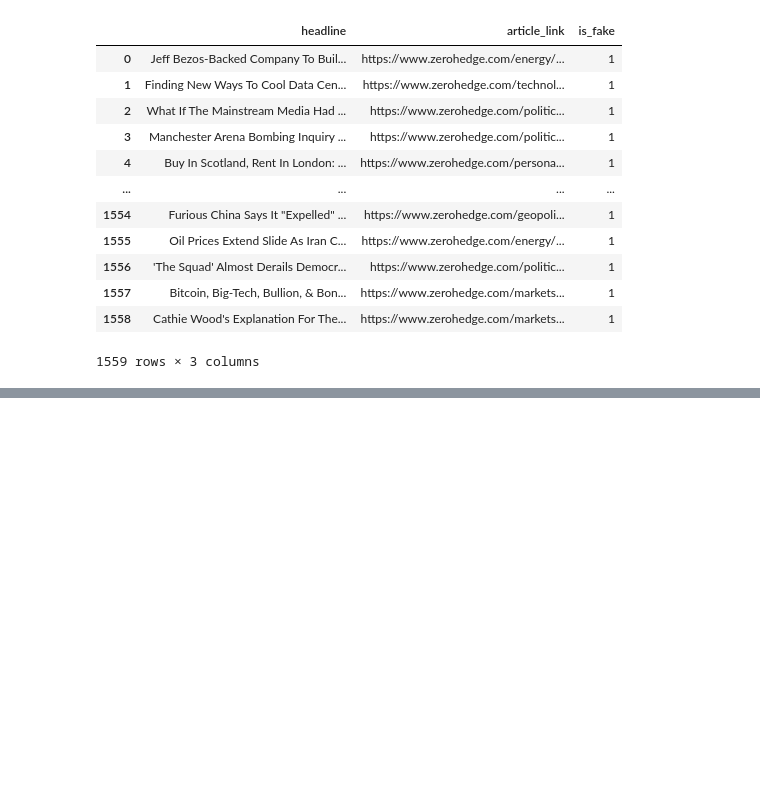
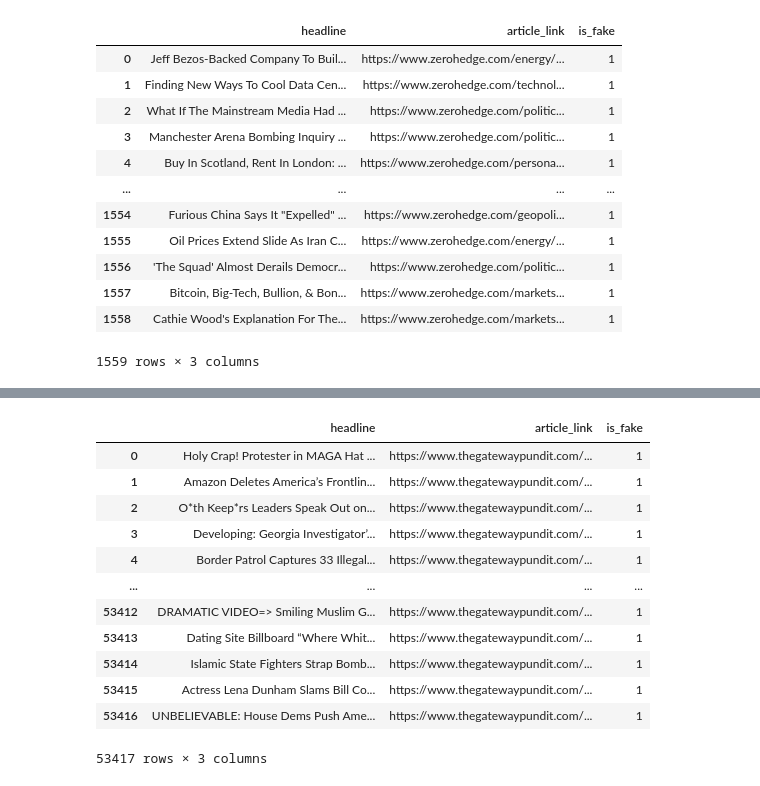
Before and after one commit to dxmai/CS114.L21.KHCL, a Jupyter notebook: FinalProject/Collect_Data.ipynb, the cells around one changed output, grey strips where cells are left out. Saved outputs shown, nothing was run; the diff lists cells and outputs as text; code cells hidden in the pictures; blank space fills up the shorter version.

```diff
--- a/FinalProject/Collect_Data.ipynb
+++ b/FinalProject/Collect_Data.ipynb
@@ -93,0 +239,17 @@ zerohedge
+# %%
+thegateway_notfull = pd.read_json('https://raw.githubusercontent.com/dxmai/CS114.L21.KHCL/main/FinalProject/Dataset/thegatewaypundit_notfull.json')
+thegateway_notfull
+# %% [output]
+|  | headline | article_link | is_fake |
+| 0 | Holy Crap! Protester in MAGA Hat ... | https://www.thegatewaypundit.com/... | 1 |
+| 1 | Amazon Deletes America’s Frontlin... | https://www.thegatewaypundit.com/... | 1 |
+| 2 | O*th Keep*rs Leaders Speak Out on... | https://www.thegatewaypundit.com/... | 1 |
+| 3 | Developing: Georgia Investigator’... | https://www.thegatewaypundit.com/... | 1 |
+| 4 | Border Patrol Captures 33 Illegal... | https://www.thegatewaypundit.com/... | 1 |
+| ... | ... | ... | ... |
+| 53412 | DRAMATIC VIDEO=> Smiling Muslim G... | https://www.thegatewaypundit.com/... | 1 |
+| 53413 | Dating Site Billboard “Where Whit... | https://www.thegatewaypundit.com/... | 1 |
+| 53414 | Islamic State Fighters Strap Bomb... | https://www.thegatewaypundit.com/... | 1 |
+| 53415 | Actress Lena Dunham Slams Bill Co... | https://www.thegatewaypundit.com/... | 1 |
+| 53416 | UNBELIEVABLE: House Dems Push Ame... | https://www.thegatewaypundit.com/... | 1 |
+53417 rows × 3 columns
```
Also changed, not shown: parts of 10 cells of this notebook.
